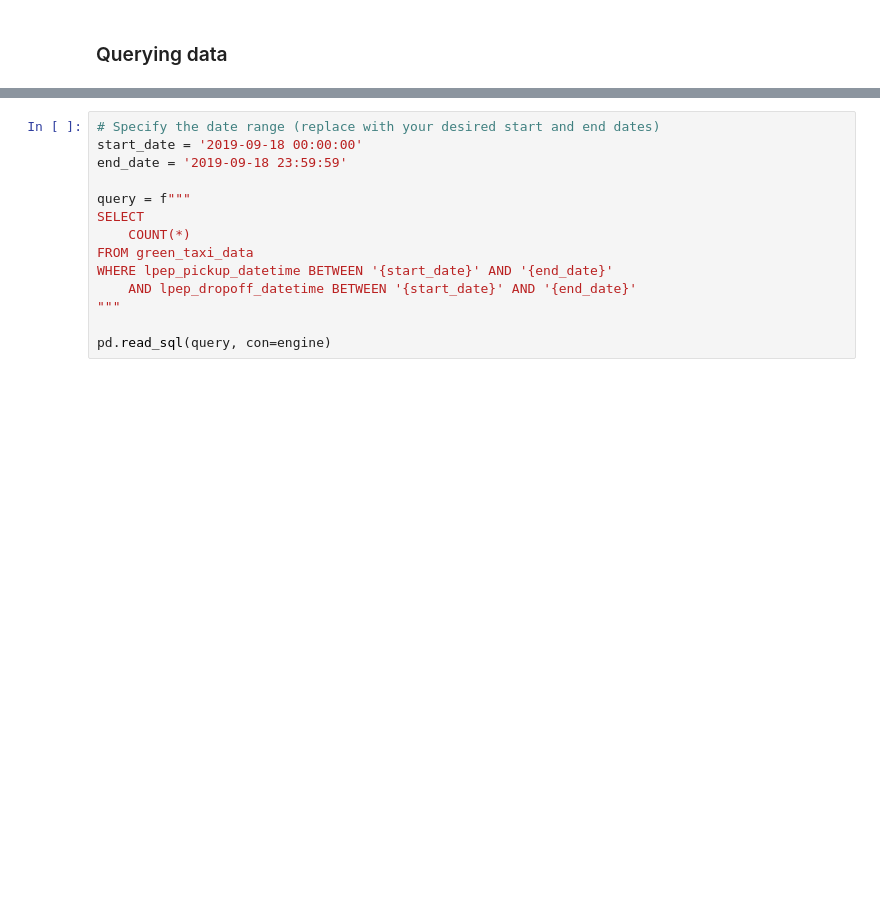
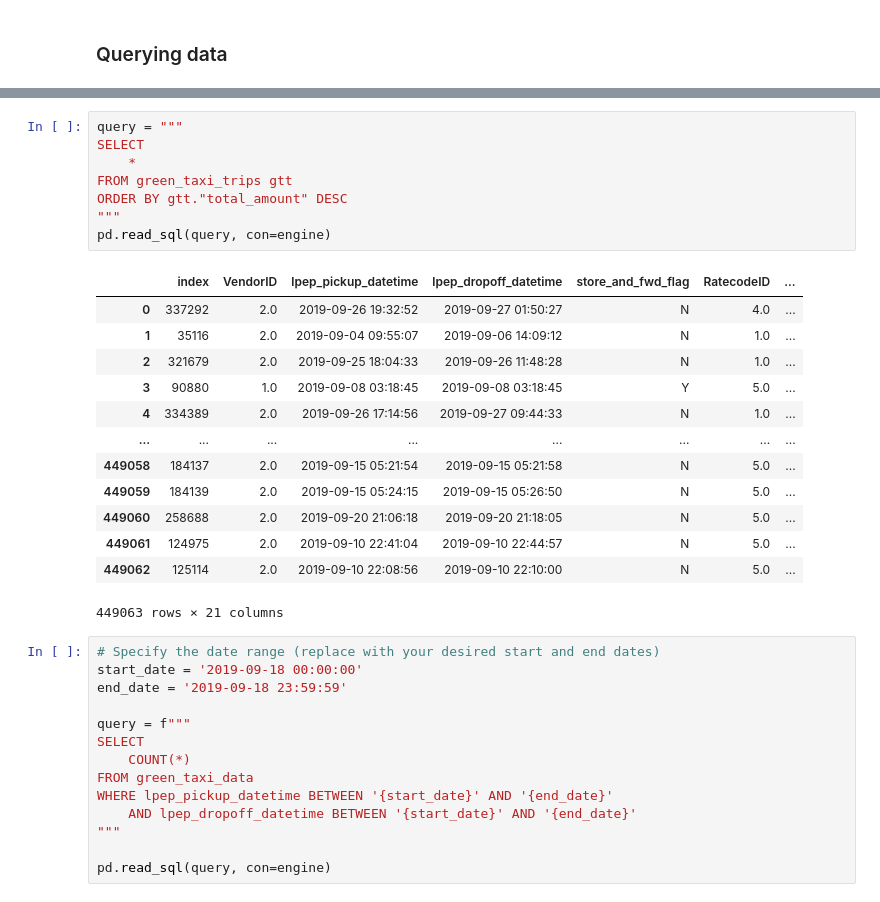
Before and after one commit to MikeMadeira/Data-Engineering-Zoomcamp, a Jupyter notebook: ingest_data_to_postgres.ipynb, the cells around one changed output, grey strips where cells are left out. Cells and saved outputs as stored; diff of their text form; blank space fills up the shorter version.

```diff
--- a/ingest_data_to_postgres.ipynb
+++ b/ingest_data_to_postgres.ipynb
@@ -141,3 +255,25 @@ pd.read_sql(query, con=engine)
+# %%
+query = """
+SELECT
+    *
+FROM green_taxi_trips gtt
+ORDER BY gtt."total_amount" DESC
+"""
+pd.read_sql(query, con=engine)
+# %% [output]
+|  | index | VendorID | lpep_pickup_datetime | lpep_dropoff_datetime | store_and_fwd_flag | RatecodeID | ... |
+| 0 | 337292 | 2.0 | 2019-09-26 19:32:52 | 2019-09-27 01:50:27 | N | 4.0 | ... |
+| 1 | 35116 | 2.0 | 2019-09-04 09:55:07 | 2019-09-06 14:09:12 | N | 1.0 | ... |
+| 2 | 321679 | 2.0 | 2019-09-25 18:04:33 | 2019-09-26 11:48:28 | N | 1.0 | ... |
+| 3 | 90880 | 1.0 | 2019-09-08 03:18:45 | 2019-09-08 03:18:45 | Y | 5.0 | ... |
+| 4 | 334389 | 2.0 | 2019-09-26 17:14:56 | 2019-09-27 09:44:33 | N | 1.0 | ... |
+| ... | ... | ... | ... | ... | ... | ... | ... |
+| 449058 | 184137 | 2.0 | 2019-09-15 05:21:54 | 2019-09-15 05:21:58 | N | 5.0 | ... |
+| 449059 | 184139 | 2.0 | 2019-09-15 05:24:15 | 2019-09-15 05:26:50 | N | 5.0 | ... |
+| 449060 | 258688 | 2.0 | 2019-09-20 21:06:18 | 2019-09-20 21:18:05 | N | 5.0 | ... |
+| 449061 | 124975 | 2.0 | 2019-09-10 22:41:04 | 2019-09-10 22:44:57 | N | 5.0 | ... |
+| 449062 | 125114 | 2.0 | 2019-09-10 22:08:56 | 2019-09-10 22:10:00 | N | 5.0 | ... |
+449063 rows × 21 columns
 # %%
 # Specify the date range (replace with your desired start and end dates)
 start_date = '2019-09-18 00:00:00'
```
Also changed, not shown: parts of 12 cells of this notebook, 1 other file.
